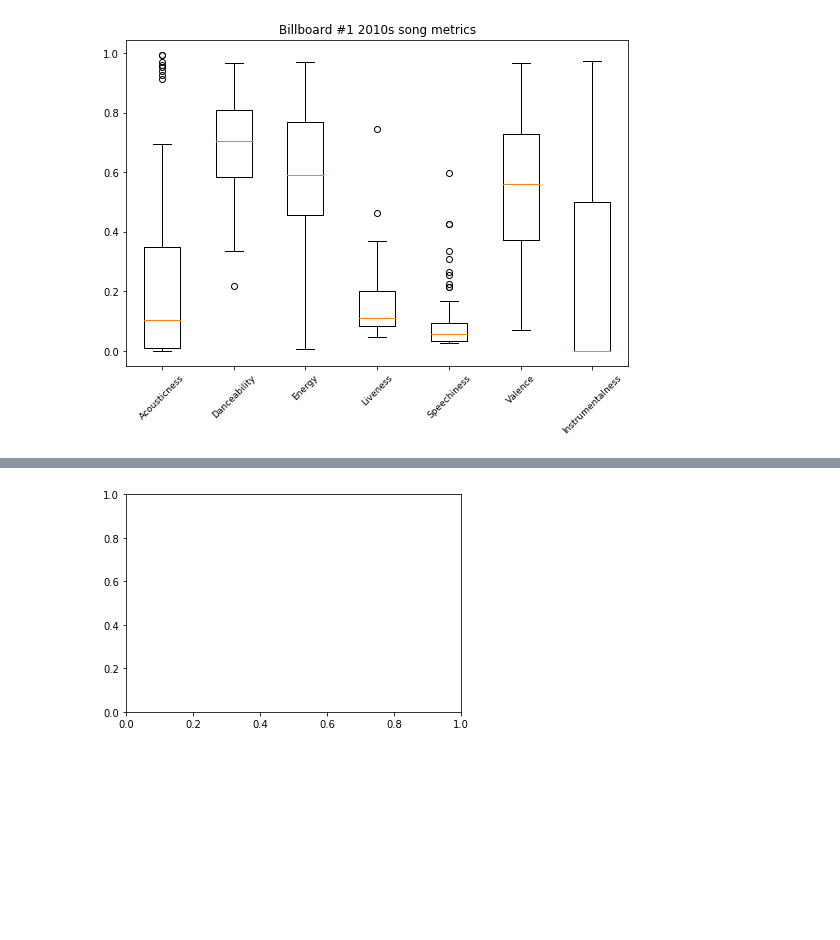
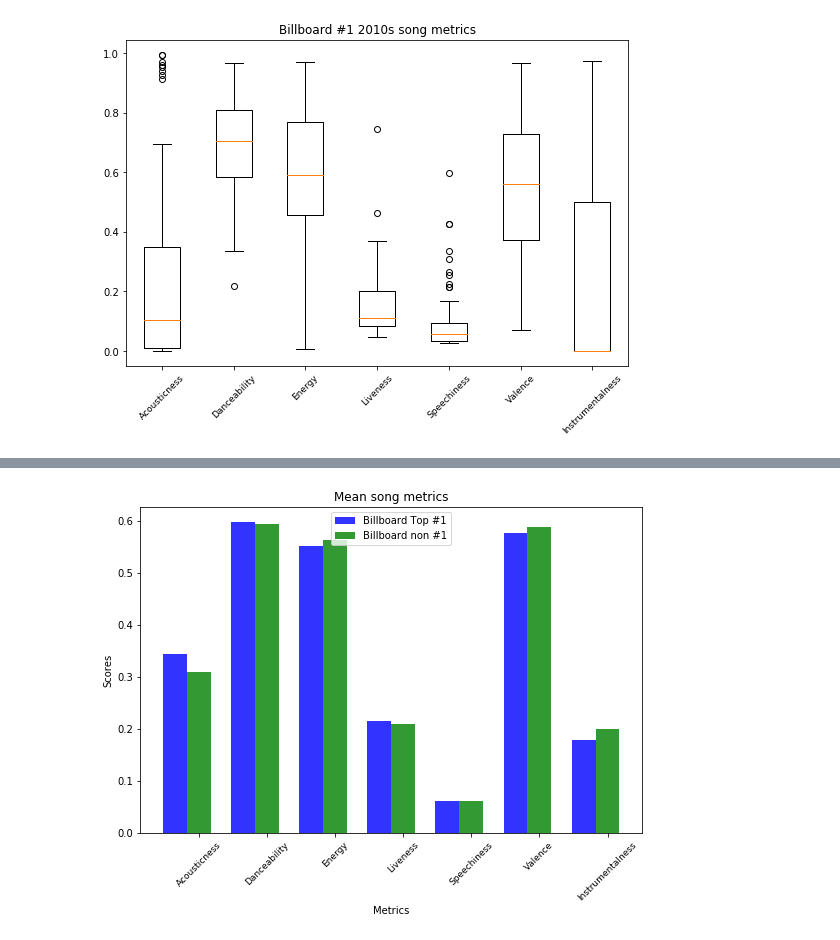
Before and after one commit to wwenash/New_improved_repo, a Jupyter notebook: Song_Metric_Graphs.ipynb, the cells around one changed output, grey strips where cells are left out. Drawn from its saved outputs; the diff is of its cells as text; code cells hidden in the pictures; blank space fills up the shorter version.

```diff
--- a/Song_Metric_Graphs.ipynb
+++ b/Song_Metric_Graphs.ipynb
@@ -187,3 +403,21 @@ plt.title("Billboard #1 2010s song metrics")
 # %% [output]
 Text(0.5,1,'Billboard #1 2010s song metrics')
 [figure]
+# %%
+# 2010s non #1 Boxplot
+
+other_2010_data = [other_2010_df['Acousticness'], other_2010_df['Danceability'], other_2010_df['Energy'], other_2010_df['Liveness'],
+       other_2010_df['Speechiness'], other_2010_df['Valence'], other_2010_df['Instrumentalness']]
+
+labels = ['Acousticness', 'Danceability', 'Energy', 'Liveness', 'Speechiness', 'Valence', 'Instrumentalness']
+
+
+
+fig = plt.figure(1, figsize=(9, 6))
+ax = fig.add_subplot(111)
+
+# Create the boxplot
+bp = ax.boxplot(other_2010_data)
+ax.set_xticklabels(labels, rotation=45, fontsize=9)
+
+plt.title("Non #1 2010s song metrics")
@@ -190,41 +427,62 @@ Text(0.5,1,'Billboard #1 2010s song metrics')
 # %%
-data_mean1960 = [DF_1960_clean['Acousticness'].mean(), DF_1960_clean['Danceability'].mean(), DF_1960_clean['Energy'].mean(),
-             DF_1960_clean['Liveness'].mean(),DF_1960_clean['Speechiness'].mean(), DF_1960_clean['Valence'].mean(),
-             DF_1960_clean['Instrumentalness'].mean()]
+# data_mean1960 = [DF_1960_clean['Acousticness'].mean(), DF_1960_clean['Danceability'].mean(), DF_1960_clean['Energy'].mean(),
+#              DF_1960_clean['Liveness'].mean(),DF_1960_clean['Speechiness'].mean(), DF_1960_clean['Valence'].mean(),
+#              DF_1960_clean['Instrumentalness'].mean()]
 
-data_mean1970 = [DF_1970_clean['Acousticness'].mean(), DF_1970_clean['Danceability'].mean(), DF_1970_clean['Energy'].mean(),
-             DF_1970_clean['Liveness'].mean(),DF_1970_clean['Speechiness'].mean(), DF_1970_clean['Valence'].mean(),
-             DF_1970_clean['Instrumentalness'].mean()]
+# data_mean1970 = [DF_1970_clean['Acousticness'].mean(), DF_1970_clean['Danceability'].mean(), DF_1970_clean['Energy'].mean(),
+#              DF_1970_clean['Liveness'].mean(),DF_1970_clean['Speechiness'].mean(), DF_1970_clean['Valence'].mean(),
+#              DF_1970_clean['Instrumentalness'].mean()]
 
-data_mean1980 = [DF_1980_clean['Acousticness'].mean(), DF_1980_clean['Danceability'].mean(), DF_1980_clean['Energy'].mean(),
-             DF_1980_clean['Liveness'].mean(),DF_1980_clean['Speechiness'].mean(), DF_1980_clean['Valence'].mean(),
-             DF_1980_clean['Instrumentalness'].mean()]
+# data_mean1980 = [DF_1980_clean['Acousticness'].mean(), DF_1980_clean['Danceability'].mean(), DF_1980_clean['Energy'].mean(),
+#              DF_1980_clean['Liveness'].mean(),DF_1980_clean['Speechiness'].mean(), DF_1980_clean['Valence'].mean(),
+#              DF_1980_clean['Instrumentalness'].mean()]
 
-data_mean1990 = [DF_1990_clean['Acousticness'].mean(), DF_1990_clean['Danceability'].mean(), DF_1990_clean['Energy'].mean(),
-             DF_1990_clean['Liveness'].mean(),DF_1990_clean['Speechiness'].mean(), DF_1990_clean['Valence'].mean(),
-             DF_1990_clean['Instrumentalness'].mean()]
+# data_mean1990 = [DF_1990_clean['Acousticness'].mean(), DF_1990_clean['Danceability'].mean(), DF_1990_clean['Energy'].mean(),
+#              DF_1990_clean['Liveness'].mean(),DF_1990_clean['Speechiness'].mean(), DF_1990_clean['Valence'].mean(),
+#              DF_1990_clean['Instrumentalness'].mean()]
 
-data_mean2000 = [DF_2000_clean['Acousticness'].mean(), DF_2000_clean['Danceability'].mean(), DF_2000_clean['Energy'].mean(),
-             DF_2000_clean['Liveness'].mean(),DF_2000_clean['Speechiness'].mean(), DF_2000_clean['Valence'].mean(),
-             DF_2000_clean['Instrumentalness'].mean()]
+# data_mean2000 = [DF_2000_clean['Acousticness'].mean(), DF_2000_clean['Danceability'].mean(), DF_2000_clean['Energy'].mean(),
+#              DF_2000_clean['Liveness'].mean(),DF_2000_clean['Speechiness'].mean(), DF_2000_clean['Valence'].mean(),
+#              DF_2000_clean['Instrumentalness'].mean()]
 
-data_mean2010 = [DF_2010_clean['Acousticness'].mean(), DF_2010_clean['Danceability'].mean(), DF_2010_clean['Energy'].mean(),
-             DF_2010_clean['Liveness'].mean(),DF_2010_clean['Speechiness'].mean(), DF_2010_clean['Valence'].mean(),
-             DF_2010_clean['Instrumentalness'].mean()]
+# data_mean2010 = [DF_2010_clean['Acousticness'].mean(), DF_2010_clean['Danceability'].mean(), DF_2010_clean['Energy'].mean(),
+#              DF_2010_clean['Liveness'].mean(),DF_2010_clean['Speechiness'].mean(), DF_2010_clean['Valence'].mean(),
+#              DF_2010_clean['Instrumentalness'].mean()]
+
+
 
 
 billbord_data_mean = [Billboard_df['Acousticness'].mean(), Billboard_df['Danceability'].mean(), Billboard_df['Energy'].mean(),
                       Billboard_df['Liveness'].mean(), Billboard_df['Speechiness'].mean(), Billboard_df['Valence'].mean(),
                       Billboard_df['Instrumentalness'].mean()]
 
-x_axis = np.arange(1,8,1)
+other_billbord_data_mean = [Other_df['Acousticness'].mean(), Other_df['Danceability'].mean(), Other_df['Energy'].mean(),
+                      Other_df['Liveness'].mean(), Other_df['Speechiness'].mean(), Other_df['Valence'].mean(),
+                      Other_df['Instrumentalness'].mean()]
 
-plt.bar(x_axis, billbord_data_mean, marker="+", linewidth=1, label=labels)
-plt.bar(x_axis, data_mean1960, marker="s", linewidth=1, label=labels)
-plt.bar(x_axis, data_mean1970, marker="s", linewidth=1, label=labels)
-plt.bar(x_axis, data_mean1980, marker="s", linewidth=1, label=labels)
-plt.bar(x_axis, data_mean1990, marker="s", linewidth=1, label=labels)
-plt.bar(x_axis, data_mean2000, marker="s", linewidth=1, label=labels)
-plt.bar(x_axis, data_mean2010, marker="s", linewidth=1, label=labels)
-plt.xticks(x_axis, labels, rotation=45, fontsize=9)
+
+
+
+
+fig = plt.figure(1, figsize=(9, 6))
+ax = fig.add_subplot(111)
+index = np.arange(7)
+bar_width = 0.35
+opacity = 0.8
+
+bar1 = plt.bar(index, billbord_data_mean, bar_width,
+                 alpha=opacity,
+                 color='b',
+                 label='Billboard Top #1')
+
+bar2 = plt.bar(index + bar_width, other_billbord_data_mean, bar_width,
+                 alpha=opacity,
+                 color='g',
+                 label='Billboard non #1')
+
+plt.xlabel('Metrics')
+plt.ylabel('Scores')
+plt.title('Mean song metrics')
+plt.xticks(index + bar_width, labels, rotation=45, fontsize=9)
+plt.legend()
 # %% [output]
@@ -232 +490 @@ AttributeError: Unknown property marker
-[figure, old version]
+[figure, new version]
```
Also changed, not shown: parts of 25 cells of this notebook.
